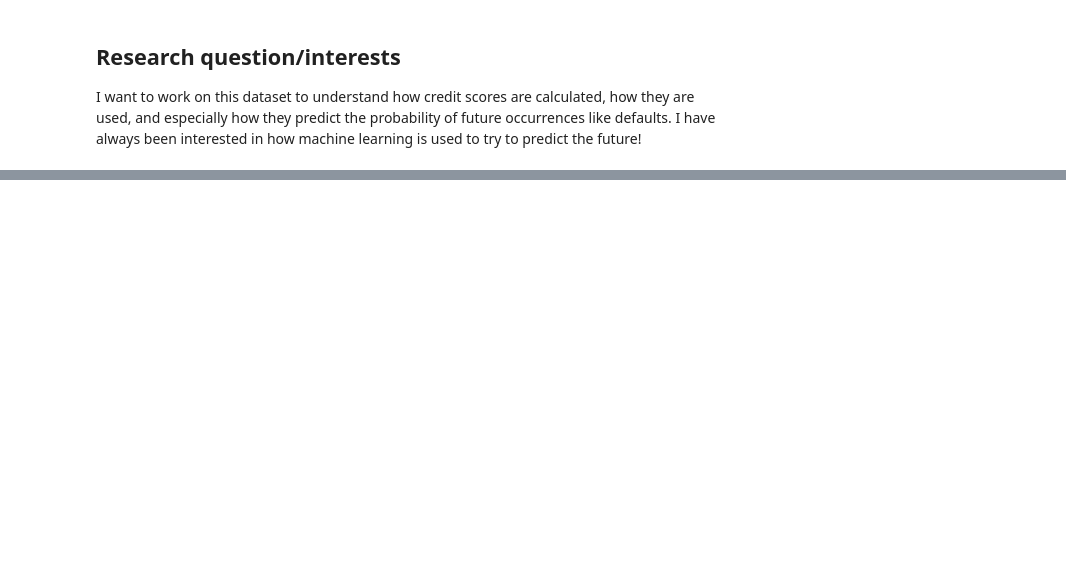
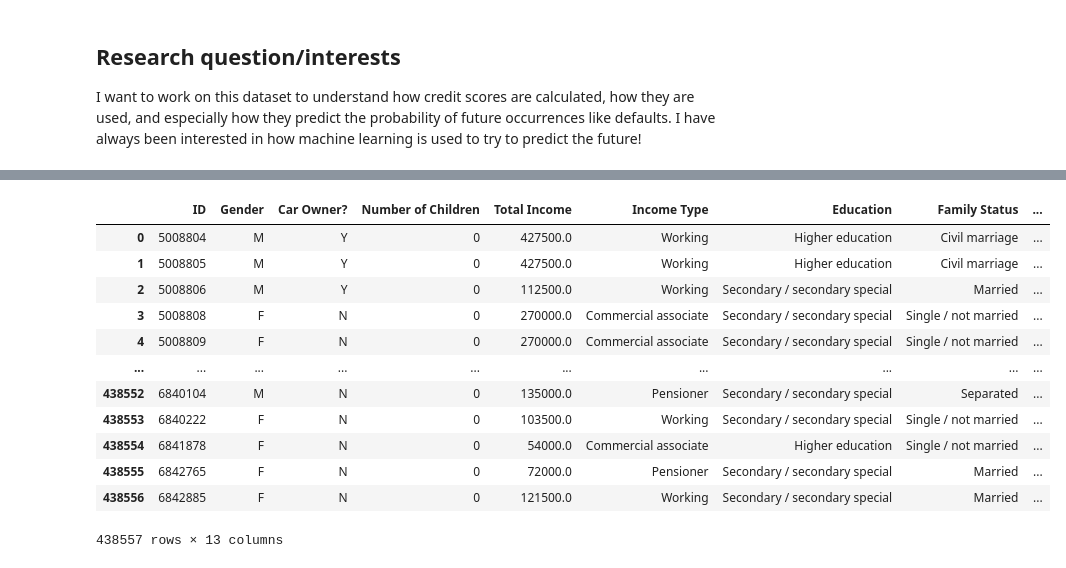
Before and after one commit to alexisd1212/DATA301Project, a Jupyter notebook: notebooks/analysis2.ipynb, the cells around one changed output, grey strips where cells are left out. Saved outputs shown, nothing was run; the diff lists cells and outputs as text; code cells hidden in the pictures; blank space fills up the shorter version.

```diff
--- a/notebooks/analysis2.ipynb
+++ b/notebooks/analysis2.ipynb
@@ -30,0 +201,20 @@ print(df.head(1048575))
+# %%
+df_clean['Years Employed'] = df_clean['Years Employed'].div(-365).round(1)
+
+#Formatted Number of years working
+# %%
+df_clean
+# %% [output]
+|  | ID | Gender | Car Owner? | Number of Children | Total Income | Income Type | Education | Family Status | ... |
+| 0 | 5008804 | M | Y | 0 | 427500.0 | Working | Higher education | Civil marriage | ... |
+| 1 | 5008805 | M | Y | 0 | 427500.0 | Working | Higher education | Civil marriage | ... |
+| 2 | 5008806 | M | Y | 0 | 112500.0 | Working | Secondary / secondary special | Married | ... |
+| 3 | 5008808 | F | N | 0 | 270000.0 | Commercial associate | Secondary / secondary special | Single / not married | ... |
+| 4 | 5008809 | F | N | 0 | 270000.0 | Commercial associate | Secondary / secondary special | Single / not married | ... |
+| ... | ... | ... | ... | ... | ... | ... | ... | ... | ... |
+| 438552 | 6840104 | M | N | 0 | 135000.0 | Pensioner | Secondary / secondary special | Separated | ... |
+| 438553 | 6840222 | F | N | 0 | 103500.0 | Working | Secondary / secondary special | Single / not married | ... |
+| 438554 | 6841878 | F | N | 0 | 54000.0 | Commercial associate | Higher education | Single / not married | ... |
+| 438555 | 6842765 | F | N | 0 | 72000.0 | Pensioner | Secondary / secondary special | Married | ... |
+| 438556 | 6842885 | F | N | 0 | 121500.0 | Working | Secondary / secondary special | Married | ... |
+438557 rows × 13 columns
```
Also changed, not shown: parts of 32 cells of this notebook, 1 other file.
